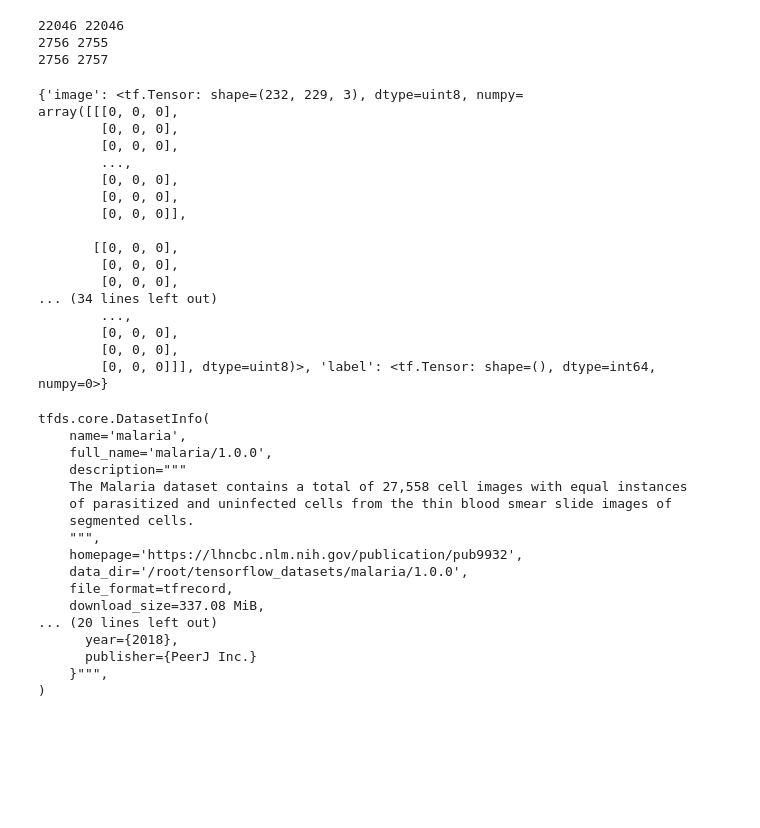
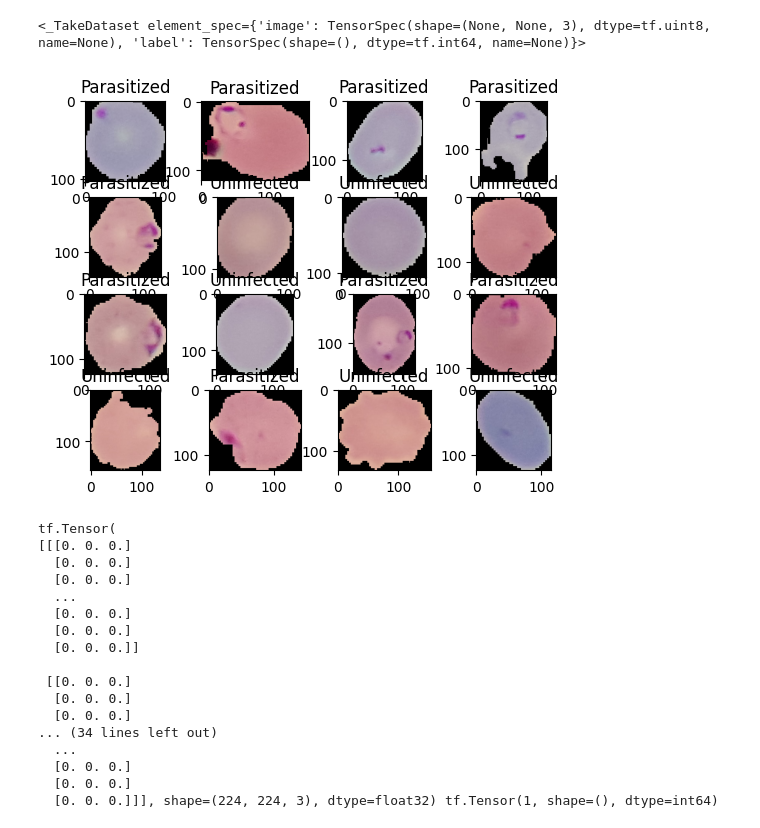
Before and after one commit to eubielaraujo/MalariaDiagnosisCNN, a Jupyter notebook: Malaria_Diagnosis_CNN.ipynb, the cells around one changed output. Saved outputs shown, nothing was run; the diff lists cells and outputs as text; code cells hidden in the pictures; blank space fills up the shorter version.

```diff
--- a/Malaria_Diagnosis_CNN.ipynb
+++ b/Malaria_Diagnosis_CNN.ipynb
@@ -24,11 +30,20 @@ VAL_RATIO = 0.1
 TEST_RATIO = 0.1
 
 train_ds, val_ds, test_ds = split(dataset['train'], TRAIN_RATIO, VAL_RATIO, TEST_RATIO)
-# %%
-print(len(train_dataset), len(train_ds))
-print(len(val_dataset), len(val_ds))
-print(len(test_dataset), len(test_ds))
-# %% [output]
-22046 22046
-2756 2755
-2756 2757
+# %%
+train_ds
+# %% [output]
+<_TakeDataset element_spec={'image': TensorSpec(shape=(None, None, 3), dtype=tf.uint8, name=None), 'label': TensorSpec(shape=(), dtype=tf.int64, name=None)}>
+# %%
+def get_label_str(label):
+  if label == 0:
+    return 'Parasitized'
+  else:
+    return 'Uninfected'
+# %%
+for i, sample in enumerate(train_ds.take(16)):
+  ax = plt.subplot(4,4,i+1)
+  plt.imshow(sample['image'])
+  plt.title(get_label_str(sample['label'].numpy()))
+# %% [output]
+[figure, added]
@@ -35,41 +57,21 @@ print(len(test_dataset), len(test_ds))
 # %%
-for i in val_dataset.take(1):
-  print(i)
+for image, label in train_dataset.take(1):
+  print(image, label)
 # %% [output]
-{'image': <tf.Tensor: shape=(232, 229, 3), dtype=uint8, numpy=
-array([[[0, 0, 0],
-        [0, 0, 0],
-        [0, 0, 0],
-        ...,
-        [0, 0, 0],
-        [0, 0, 0],
-        [0, 0, 0]],
+tf.Tensor(
+[[[0. 0. 0.]
+  [0. 0. 0.]
+  [0. 0. 0.]
+  ...
+  [0. 0. 0.]
+  [0. 0. 0.]
+  [0. 0. 0.]]
 
-       [[0, 0, 0],
-        [0, 0, 0],
-        [0, 0, 0],
+ [[0. 0. 0.]
+  [0. 0. 0.]
+  [0. 0. 0.]
 ... (34 lines left out)
-        ...,
-        [0, 0, 0],
-        [0, 0, 0],
-        [0, 0, 0]]], dtype=uint8)>, 'label': <tf.Tensor: shape=(), dtype=int64, numpy=0>}
+  ...
+  [0. 0. 0.]
+  [0. 0. 0.]
+  [0. 0. 0.]]], shape=(224, 224, 3), dtype=float32) tf.Tensor(1, shape=(), dtype=int64)
-# %%
-dataset_info
-# %% [output]
-tfds.core.DatasetInfo(
-    name='malaria',
-    full_name='malaria/1.0.0',
-    description="""
-    The Malaria dataset contains a total of 27,558 cell images with equal instances
-    of parasitized and uninfected cells from the thin blood smear slide images of
-    segmented cells.
-    """,
-    homepage='https://lhncbc.nlm.nih.gov/publication/pub9932',
-    data_dir='/root/tensorflow_datasets/malaria/1.0.0',
-    file_format=tfrecord,
-    download_size=337.08 MiB,
-... (20 lines left out)
-      year={2018},
-      publisher={PeerJ Inc.}
-    }""",
-)
```
Also changed, not shown: parts of 5 cells of this notebook.
